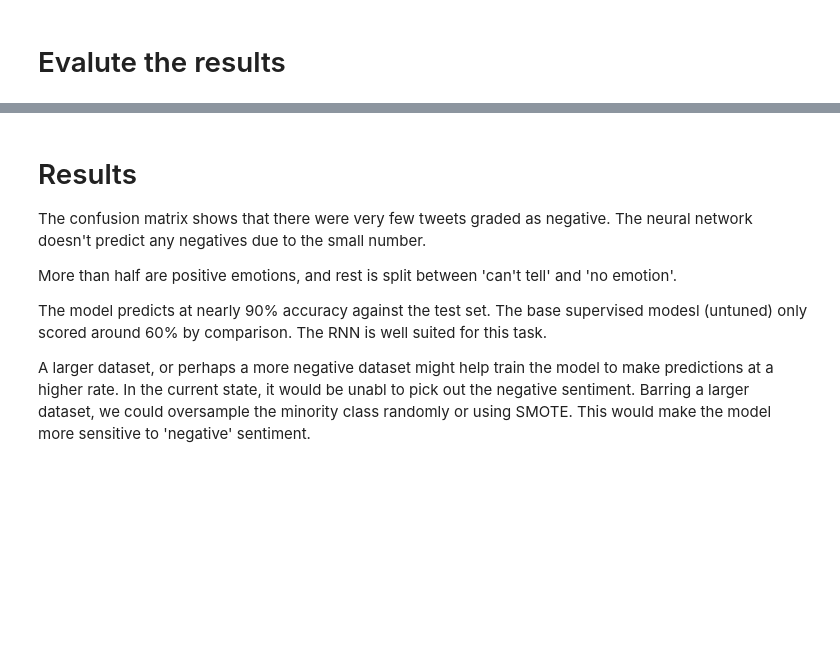
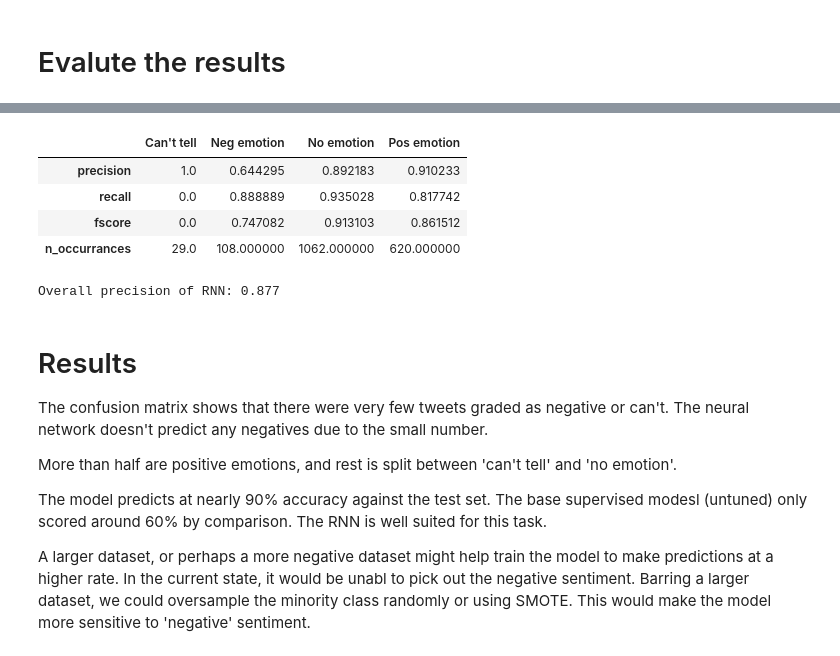
Before and after one commit to sciencelee/twitter-sentiment-evaluator, a Jupyter notebook: sentiment.ipynb, the cells around one changed output, grey strips where cells are left out. Saved outputs shown, nothing was run; the diff lists cells and outputs as text; code cells hidden in the pictures; blank space fills up the shorter version.

```diff
--- a/sentiment.ipynb
+++ b/sentiment.ipynb
@@ -390,0 +460,17 @@ Text(68.99999999999999, 0.5, 'Actual')
+# %%
+from sklearn.metrics import precision_recall_fscore_support
+
+results = precision_recall_fscore_support(y_test_, y_pred, zero_division=True)
+
+metrics = ['precision', 'recall', 'fscore', 'n_occurrances']
+outcomes = [ "Can't tell", 'Neg emotion', 'No emotion', 'Pos emotion']
+
+
+results_df = pd.DataFrame(results, columns=outcomes, index=metrics)
+results_df
+# %% [output]
+|  | Can't tell | Neg emotion | No emotion | Pos emotion |
+| precision | 1.0 | 0.644295 | 0.892183 | 0.910233 |
+| recall | 0.0 | 0.888889 | 0.935028 | 0.817742 |
+| fscore | 0.0 | 0.747082 | 0.913103 | 0.861512 |
+| n_occurrances | 29.0 | 108.000000 | 1062.000000 | 620.000000 |
@@ -391,7 +484,15 @@ Text(68.99999999999999, 0.5, 'Actual')
+# %%
+# what was the overall precision
+
+from sklearn.metrics import precision_score
+precision = precision_score(y_test, y_pred, average='micro')
+print('Overall precision of RNN: {:.3f}'.format(precision))
+# %% [output]
+Overall precision of RNN: 0.877
 # %% [markdown]
 # Results
 
-The confusion matrix shows that there were very few tweets graded as negative.  The neural network doesn't predict any negatives due to the small number.
+The confusion matrix shows that there were very few tweets graded as negative or can't.  The neural network doesn't predict any negatives due to the small number.
 
 More than half are positive emotions, and rest is split between 'can't tell' and 'no emotion'.
 
```
Also changed, not shown: parts of 19 cells of this notebook, 2 other files.
